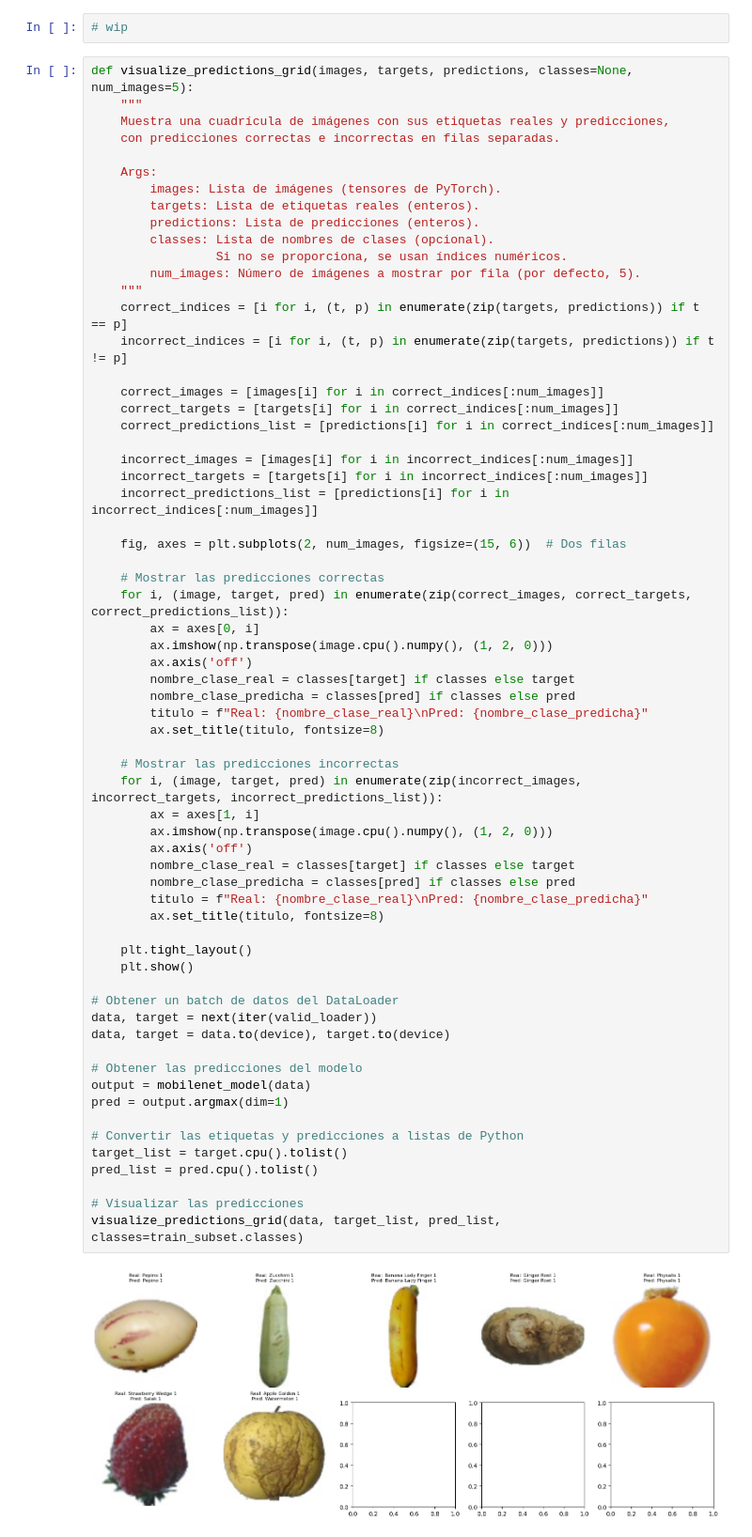
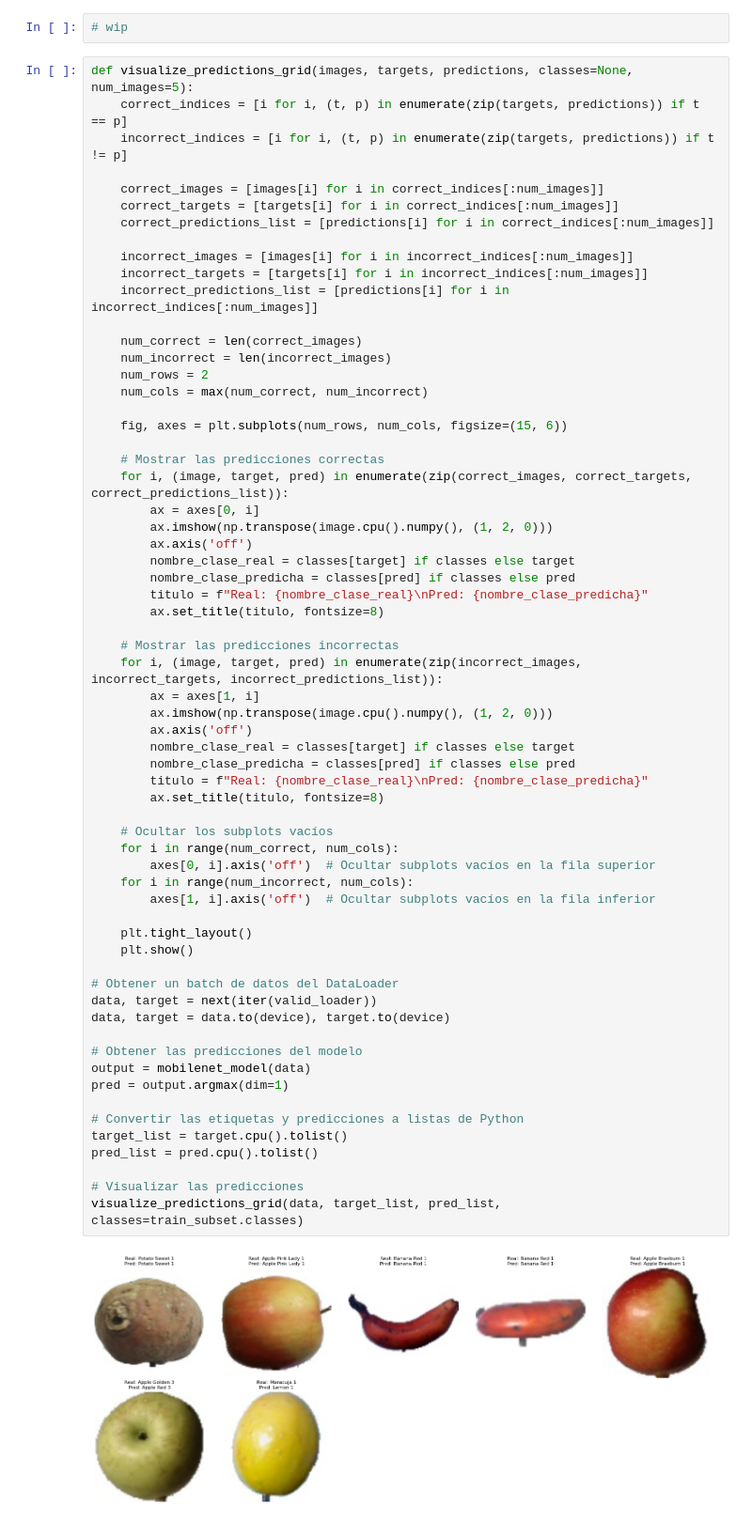
Before and after one commit to mmarando/vpc2, a Jupyter notebook: notebook_vpc2.ipynb, the cells around one changed output. Shown at 94% size. Cells and saved outputs as stored; diff of their text form.

Commit message:
update visualize predictions

```diff
--- a/notebook_vpc2.ipynb
+++ b/notebook_vpc2.ipynb
@@ -671,18 +664,6 @@ Tamaño del modelo: 9.17 MB
 # wip
 # %%
 def visualize_predictions_grid(images, targets, predictions, classes=None, num_images=5):
-    """
-    Muestra una cuadrícula de imágenes con sus etiquetas reales y predicciones,
-    con predicciones correctas e incorrectas en filas separadas.
-
-    Args:
-        images: Lista de imágenes (tensores de PyTorch).
-        targets: Lista de etiquetas reales (enteros).
-        predictions: Lista de predicciones (enteros).
-        classes: Lista de nombres de clases (opcional).
-                 Si no se proporciona, se usan índices numéricos.
-        num_images: Número de imágenes a mostrar por fila (por defecto, 5).
-    """
     correct_indices = [i for i, (t, p) in enumerate(zip(targets, predictions)) if t == p]
     incorrect_indices = [i for i, (t, p) in enumerate(zip(targets, predictions)) if t != p]
 
@@ -694,7 +675,12 @@ def visualize_predictions_grid(images, targets, predictions, classes=None, num_i
     incorrect_targets = [targets[i] for i in incorrect_indices[:num_images]]
     incorrect_predictions_list = [predictions[i] for i in incorrect_indices[:num_images]]
 
-    fig, axes = plt.subplots(2, num_images, figsize=(15, 6))  # Dos filas
+    num_correct = len(correct_images)
+    num_incorrect = len(incorrect_images)
+    num_rows = 2
+    num_cols = max(num_correct, num_incorrect)
+
+    fig, axes = plt.subplots(num_rows, num_cols, figsize=(15, 6))
 
     # Mostrar las predicciones correctas
     for i, (image, target, pred) in enumerate(zip(correct_images, correct_targets, correct_predictions_list)):
@@ -707,31 +693,37 @@ def visualize_predictions_grid(images, targets, predictions, classes=None, num_i
         ax.set_title(titulo, fontsize=8)
 
     # Mostrar las predicciones incorrectas
     for i, (image, target, pred) in enumerate(zip(incorrect_images, incorrect_targets, incorrect_predictions_list)):
         ax = axes[1, i]
         ax.imshow(np.transpose(image.cpu().numpy(), (1, 2, 0)))
         ax.axis('off')
         nombre_clase_real = classes[target] if classes else target
         nombre_clase_predicha = classes[pred] if classes else pred
         titulo = f"Real: {nombre_clase_real}\nPred: {nombre_clase_predicha}"
         ax.set_title(titulo, fontsize=8)
 
+    # Ocultar los subplots vacíos
+    for i in range(num_correct, num_cols):
+        axes[0, i].axis('off')  # Ocultar subplots vacíos en la fila superior
+    for i in range(num_incorrect, num_cols):
+        axes[1, i].axis('off')  # Ocultar subplots vacíos en la fila inferior
+
     plt.tight_layout()
     plt.show()
 
 # Obtener un batch de datos del DataLoader
 data, target = next(iter(valid_loader))
 data, target = data.to(device), target.to(device)
 
 # Obtener las predicciones del modelo
 output = mobilenet_model(data)
 pred = output.argmax(dim=1)
 
 # Convertir las etiquetas y predicciones a listas de Python
 target_list = target.cpu().tolist()
 pred_list = pred.cpu().tolist()
 
 # Visualizar las predicciones
 visualize_predictions_grid(data, target_list, pred_list, classes=train_subset.classes)
 # %% [output]
-[figure, old version]
+[figure, new version]
```
Also changed, not shown: parts of 1 cell of this notebook.
